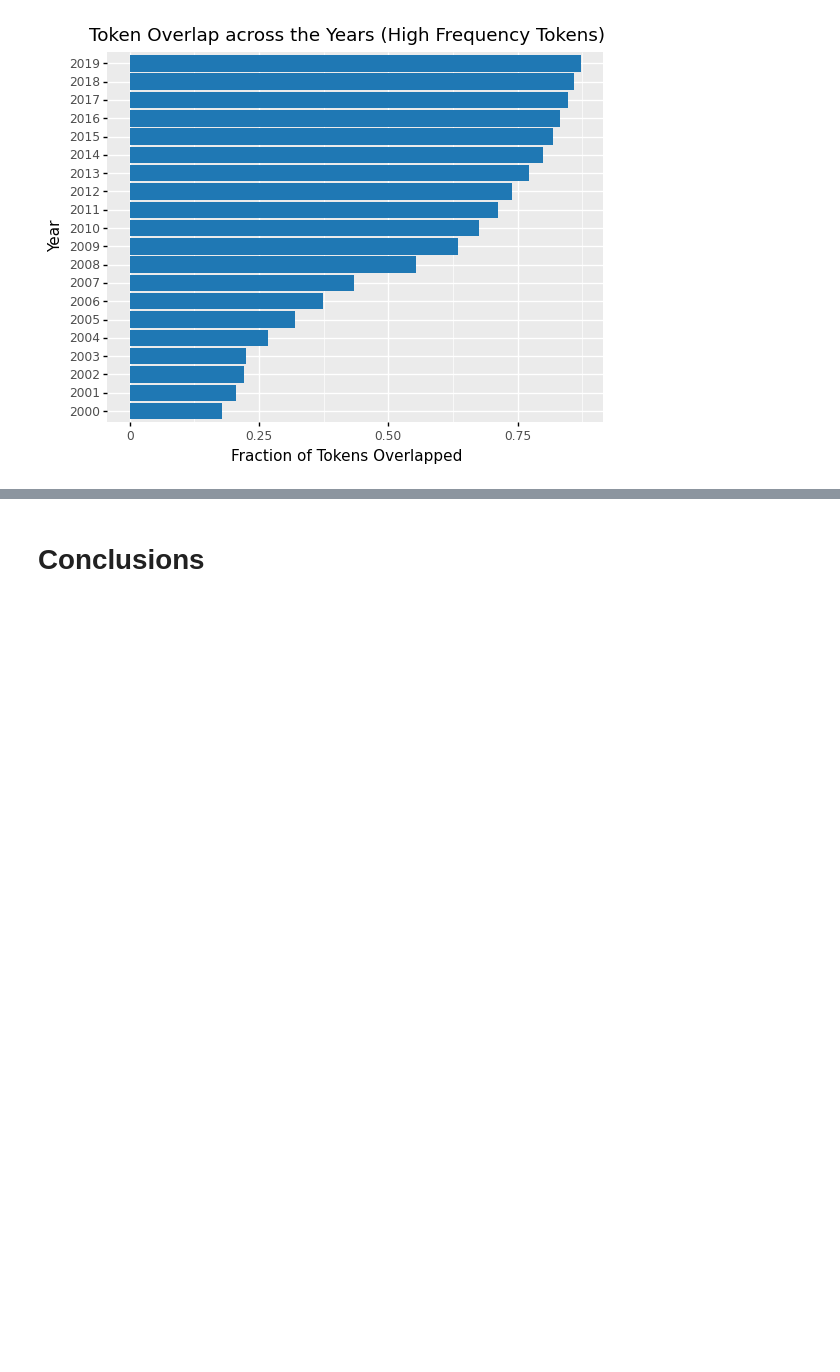
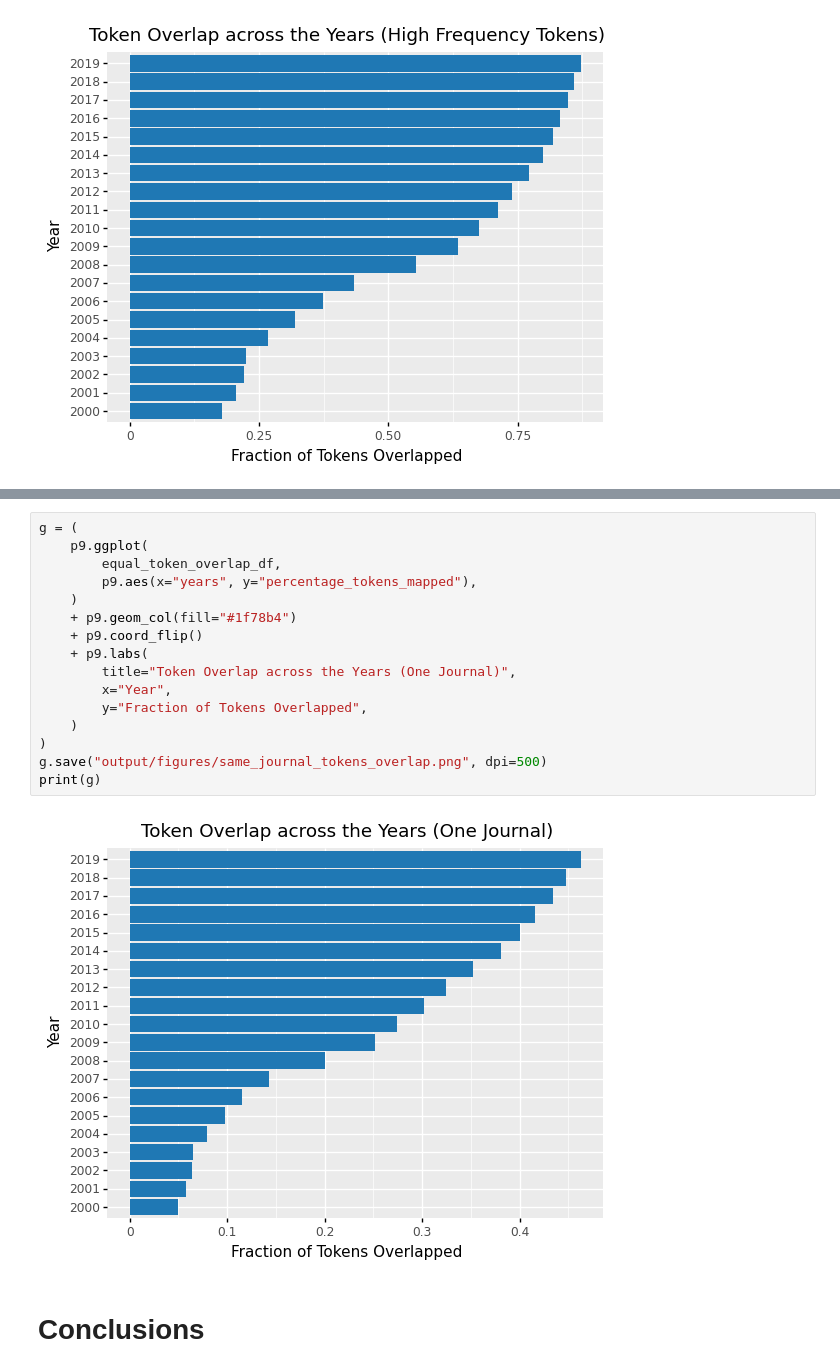
Before and after one commit to greenelab/biovectors, a Jupyter notebook: exploratory_data_analysis/pubtator_subsample_experiment.ipynb, the cells around one changed output, grey strips where cells are left out. Saved outputs shown, nothing was run; the diff lists cells and outputs as text; blank space fills up the shorter version.

Commit message:
added same journal stats

```diff
--- a/exploratory_data_analysis/pubtator_subsample_experiment.ipynb
+++ b/exploratory_data_analysis/pubtator_subsample_experiment.ipynb
@@ -249,3 +355,21 @@ print(g)
+# %%
+g = (
+    p9.ggplot(
+        equal_token_overlap_df,
+        p9.aes(x="years", y="percentage_tokens_mapped"),
+    )
+    + p9.geom_col(fill="#1f78b4")
+    + p9.coord_flip()
+    + p9.labs(
+        title="Token Overlap across the Years (One Journal)",
+        x="Year",
+        y="Fraction of Tokens Overlapped",
+    )
+)
+g.save("output/figures/same_journal_tokens_overlap.png", dpi=500)
+print(g)
+# %% [output]
+[figure, added]
 # %% [markdown]
 # Conclusions
 # %% [markdown]
```
Also changed, not shown: parts of 10 cells of this notebook, 2 other files.
